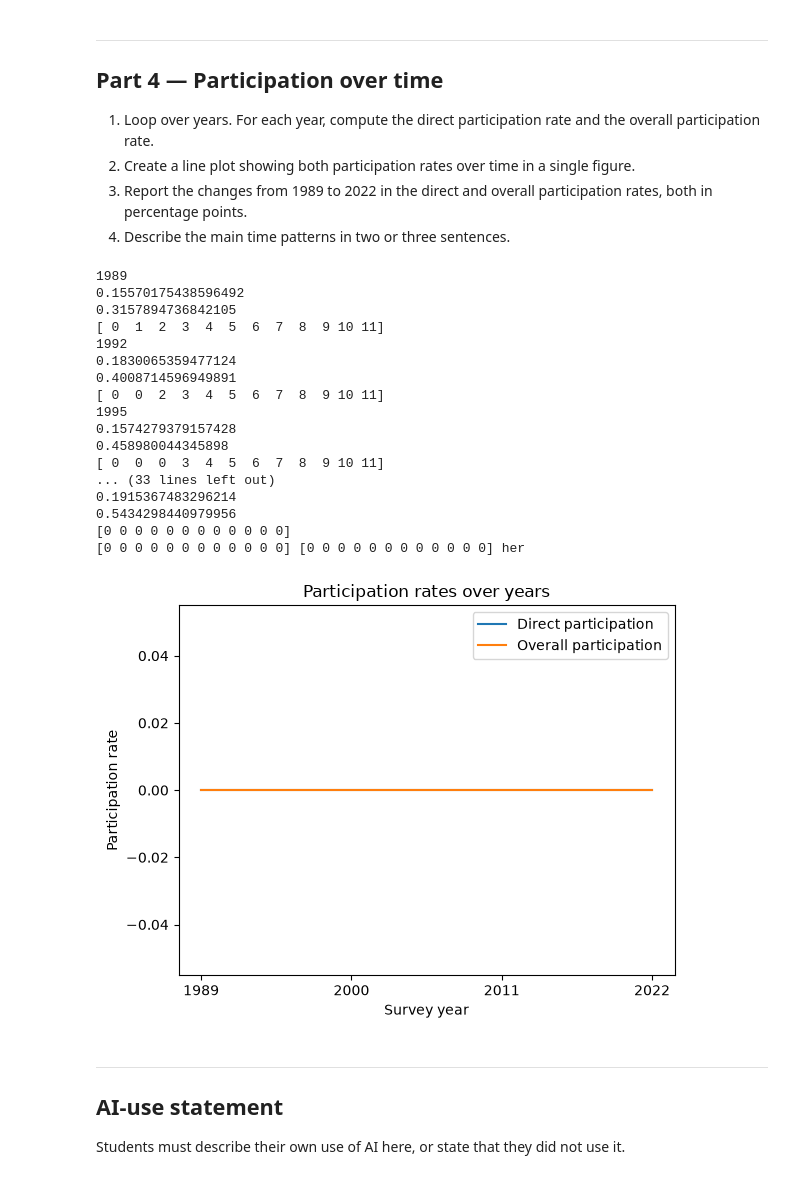
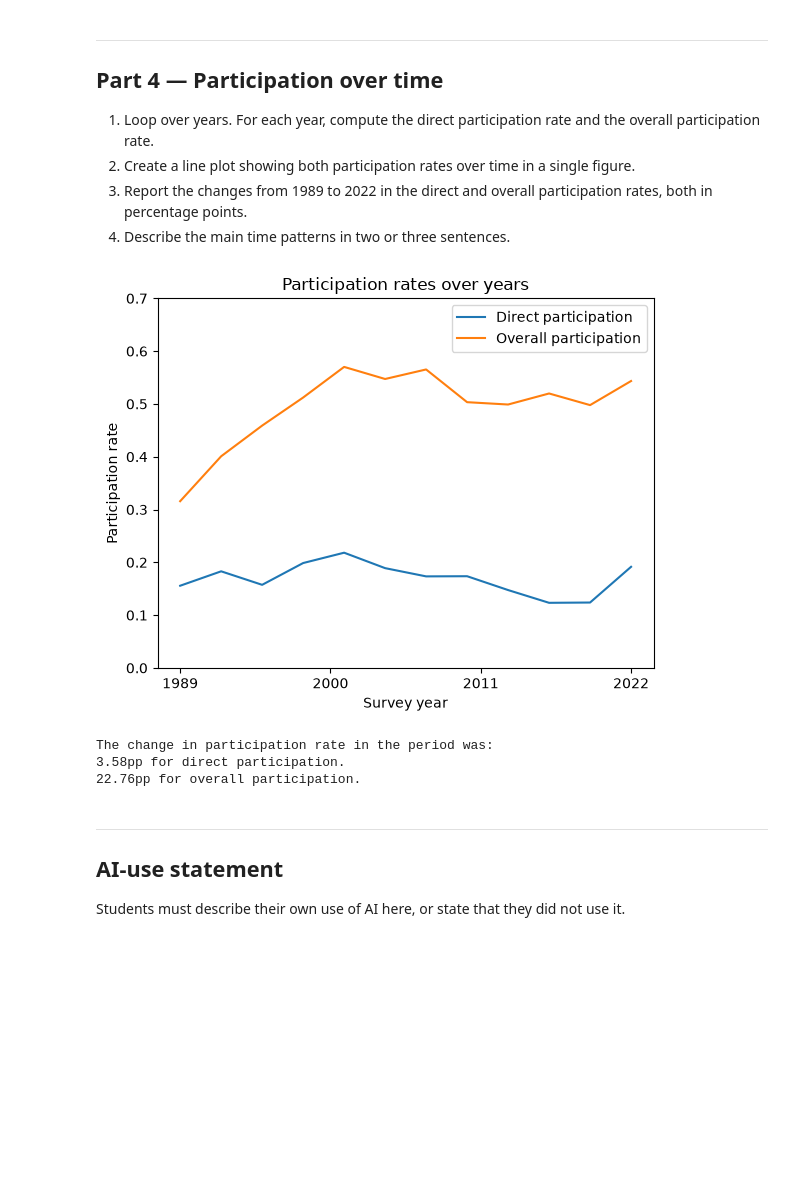
Before and after one commit to hflaten/tech2-HTFassignment3, a Jupyter notebook: assignment3.ipynb, the cells around one changed output. Drawn from its saved outputs; the diff is of its cells as text; code cells hidden in the pictures; blank space fills up the shorter version.

```diff
--- a/assignment3.ipynb
+++ b/assignment3.ipynb
@@ -258,55 +258,49 @@ Overall participation rate is generally much higher than direct participation ra
 # %%
 
 
 # remove duplicate years to have an iterable list of survey years
 unique_years = df['year'].drop_duplicates()
 
-yvalues_direct_rate = np.arange(len(unique_years))
-yvalues_overall_rate = np.arange(len(unique_years))
+# initialize numpy arrays to hold the computed rated, set dtype as float to keep the rates as floats
+yvalues_direct_rate = np.arange(len(unique_years), dtype=float)
+yvalues_overall_rate = np.arange(len(unique_years), dtype=float)
 
 # 4.1 loop over years and compute rate
 for i, year in enumerate(unique_years):
     yearly_direct_participation_rate = df.loc[df['year'] == year, 'direct'].mean()
     yearly_overall_participation_rate = df.loc[df['year'] == year, 'overall'].mean()
-    print(year)
+
     # store results
     yvalues_direct_rate[i] = yearly_direct_participation_rate
     yvalues_overall_rate[i] = yearly_overall_participation_rate
-    print(yearly_direct_participation_rate)
-    print(yearly_overall_participation_rate)
-    print(yvalues_direct_rate)
+
 
 # 4.2 plot rates to subplots
-ticks = list(range(1989, 2023, 11))
-print(yvalues_overall_rate, yvalues_direct_rate,'her')
+xticks = list(range(1989, 2023, 11))
+yticks = np.arange(0, 0.71, 0.1)
 plt.plot(unique_years, yvalues_direct_rate, label="Direct participation")
 plt.plot(unique_years, yvalues_overall_rate, label="Overall participation")
 
 plt.title("Participation rates over years")
 plt.xlabel("Survey year")
 plt.ylabel("Participation rate")
-plt.xticks(ticks)
+plt.xticks(xticks)
+plt.yticks(yticks)
 plt.legend()
 plt.show()
+
+# 4.3
+direct_participation_rate_change_pp = yvalues_direct_rate[-1] - yvalues_direct_rate[0]
+overall_participation_rate_change_pp = yvalues_overall_rate[-1] - yvalues_overall_rate[0]
+print(f'''The change in participation rate in the period was:
+{direct_participation_rate_change_pp*100:.2f}pp for direct participation.
+{overall_participation_rate_change_pp*100:.2f}pp for overall participation.'''
+)
 # %% [output]
+[figure, new version]
-1989
-0.15570175438596492
-0.3157894736842105
-[ 0  1  2  3  4  5  6  7  8  9 10 11]
-1992
-0.1830065359477124
-0.4008714596949891
-[ 0  0  2  3  4  5  6  7  8  9 10 11]
-1995
-0.1574279379157428
-0.458980044345898
-[ 0  0  0  3  4  5  6  7  8  9 10 11]
-... (33 lines left out)
-0.1915367483296214
-0.5434298440979956
-[0 0 0 0 0 0 0 0 0 0 0 0]
-[0 0 0 0 0 0 0 0 0 0 0 0] [0 0 0 0 0 0 0 0 0 0 0 0] her
+The change in participation rate in the period was:
+3.58pp for direct participation.
+22.76pp for overall participation.
-[figure, old version]
 # %% [markdown]
 ***
 ## AI-use statement
```
